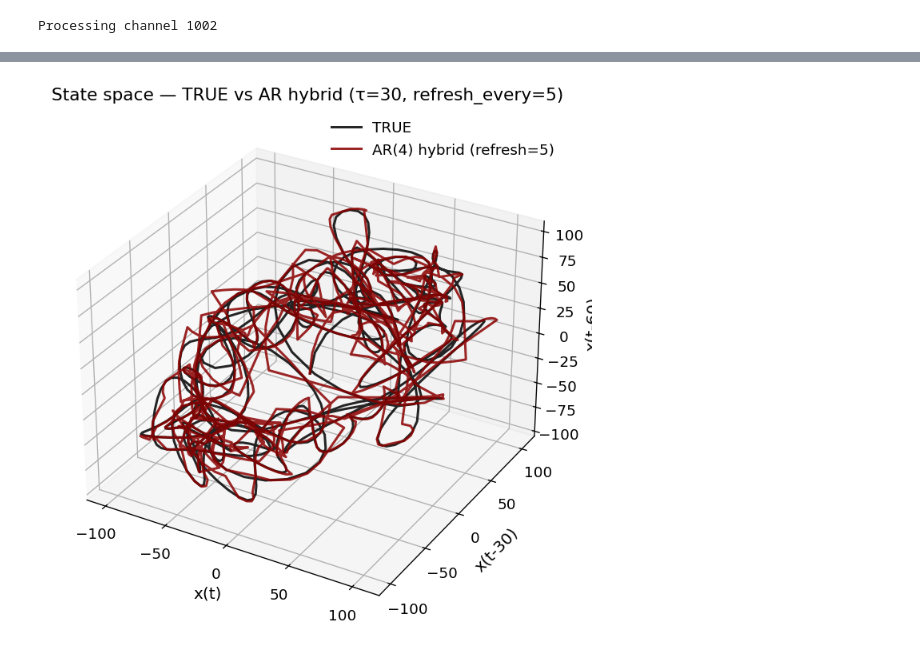
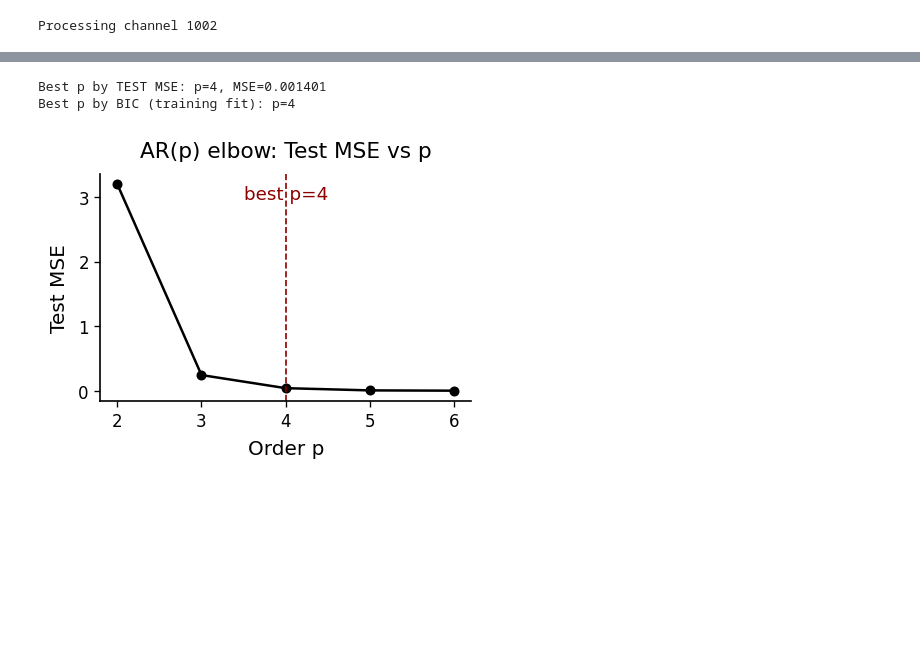
Before and after one commit to erfanzabeh/StocasticDiffEq_Simulation, a Jupyter notebook: docs/tutorials/monkey.ipynb, the cells around one changed output, grey strips where cells are left out. Cells and saved outputs as stored; diff of their text form; code cells hidden in the pictures; blank space fills up the shorter version.

```diff
--- a/docs/tutorials/monkey.ipynb
+++ b/docs/tutorials/monkey.ipynb
@@ -571,11 +236,65 @@ Best p by BIC (training fit): p=4
-# %%
-fig = plt.figure(figsize=(8, 6))
-ax = fig.add_subplot(111, projection='3d')
-ax.plot(X3_true[:,0], X3_true[:,1], X3_true[:,2], label="TRUE",color="black", alpha=0.85)
-ax.plot(X3_hyb[:,0],  X3_hyb[:,1],  X3_hyb[:,2],
-        label=f"AR({p_use}) hybrid (refresh={REFRESH_EVERY})",color="darkred", alpha=0.85)
-ax.set_title(f"State space — TRUE vs AR hybrid (τ={tau}, refresh_every={REFRESH_EVERY})")
-ax.set_xlabel("x(t)"); ax.set_ylabel(f"x(t-{tau})"); ax.set_zlabel(f"x(t-{2*tau})")
-ax.legend(frameon=False); plt.tight_layout(); plt.show()
-# %% [output]
-[figure, removed]
+# %%
+# Sweep AR orders
+def sweep_ar_orders(xs, p_list, train_frac=0.9):
+    mse_list, aic_list, bic_list = [], [], []
+    params_by_p, splits = {}, {}
+
+    for p in p_list:
+        X, y = lag_matrix(xs, p)
+        ntr = int(train_frac * len(y))
+        X_tr, y_tr = X[:ntr], y[:ntr]
+        X_te, y_te = X[ntr:], y[ntr:]
+        w = ols_with_intercept(X_tr, y_tr)
+        yhat_tr = predict_from_params(X_tr, w)
+        yhat_te = predict_from_params(X_te, w)
+        mse_te, _, _ = metrics(y_te, yhat_te)
+        aic, bic = aic_bic(y_tr, yhat_tr, k=p+1)
+        mse_list.append(mse_te)
+        aic_list.append(aic)
+        bic_list.append(bic)
+        params_by_p[p] = w
+        splits[p] = (ntr, y, yhat_tr, yhat_te)
+
+    return mse_list, aic_list, bic_list, params_by_p, splits
+
+p_list = list(range(2, 7))
+mse_te_list, aic_list, bic_list, params_by_p, splits = sweep_ar_orders(xs, p_list)
+
+best_p_by_mse = p_list[int(np.argmin(mse_te_list))]
+best_p_by_bic = p_list[int(np.argmin(bic_list))]
+
+best_p_by_mse, best_p_by_bic = 4, 4
+print(f"Best p by TEST MSE: p={best_p_by_mse}, MSE={min(mse_te_list):.6f}")
+print(f"Best p by BIC (training fit): p={best_p_by_bic}")
+
+# Prepare predictions
+REFRESH_EVERY = 5
+p_use = best_p_by_bic
+w = params_by_p[p_use]
+X, y = lag_matrix(xs, p_use)
+ntr, y_all, yhat_tr, yhat_te = splits[p_use]
+N_te = len(y) - ntr
+t0 = p_use + ntr
+true_test = xs[t0 : t0 + N_te]
+yhat_ctrl = hybrid_ar(xs, w, p_use, start_idx=t0, n_steps=N_te, refresh_every=REFRESH_EVERY)
+# %% [output]
+Best p by TEST MSE: p=4, MSE=0.001401
+Best p by BIC (training fit): p=4
+# %%
+def plot_mse_elbow(p_list, mse_list, best_p, color_main="black", color_alt="darkred"):
+    fig, ax = plt.subplots(figsize=(4, 3))
+    ax.plot(p_list, mse_list, marker='o', color=color_main, lw=1.5, ms=5)
+    ax.axvline(best_p, linestyle='--', color=color_alt, linewidth=1)
+    ax.text(best_p, ax.get_ylim()[1]*0.95, f"best p={best_p}", ha='center', va='top', color=color_alt, fontsize=11)
+    sf = ScalarFormatter(useMathText=True)
+    sf.set_powerlimits((-3, 3))
+    ax.yaxis.set_major_formatter(sf)
+    ax.ticklabel_format(axis='y', style='sci', scilimits=(-3, 3))
+    ax.yaxis.get_offset_text().set_size(10)
+    prettify(ax, title="AR(p) elbow: Test MSE vs p", xlabel="Order p", ylabel="Test MSE")
+    plt.tight_layout()
+    plt.show()
+
+plot_mse_elbow(p_list, mse_te_list, best_p_by_mse)
+# %% [output]
+[figure, added]
```
Also changed, not shown: parts of 18 cells of this notebook, 4 other files.
